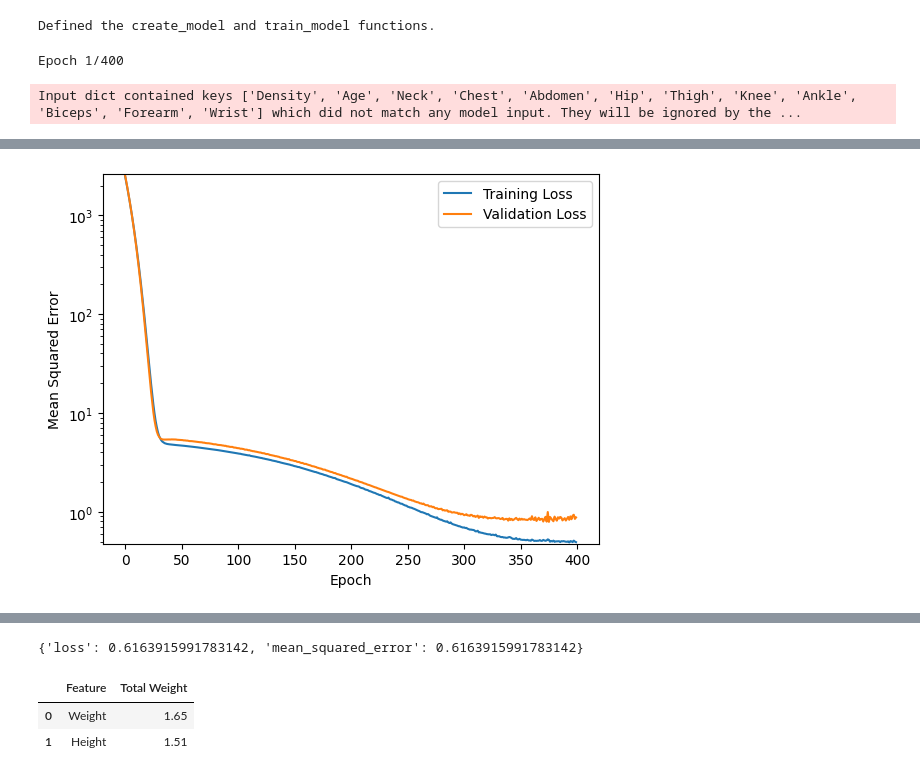
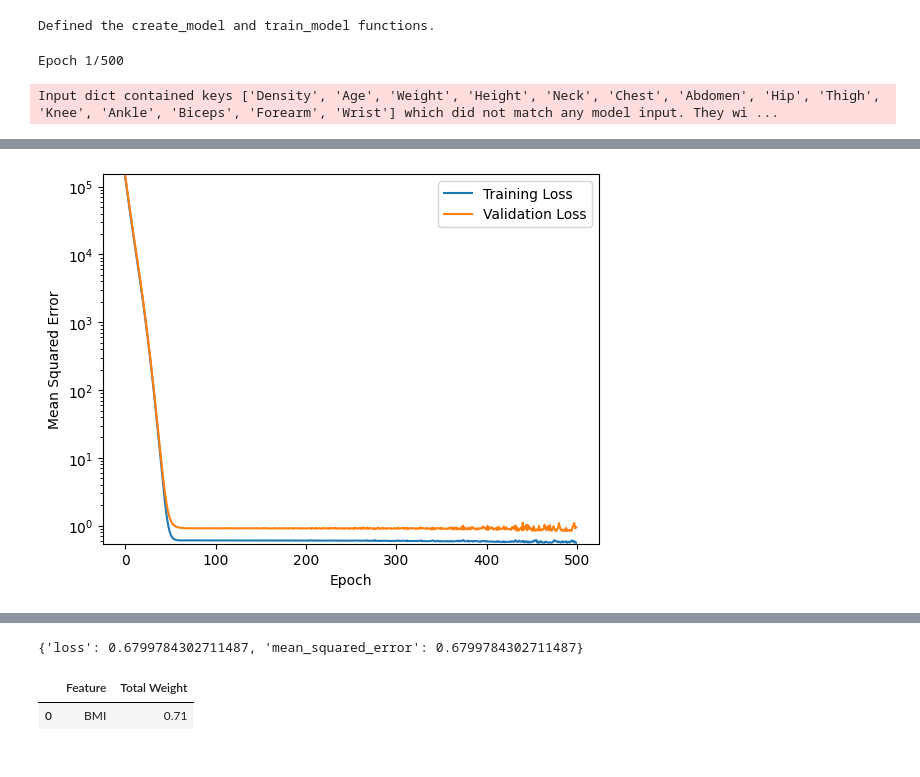
Before and after one commit to Stegi56/Body-Fat-Estimator, a Jupyter notebook: model2.ipynb, the cells around one changed output, grey strips where cells are left out. Drawn from its saved outputs; the diff is of its cells as text; code cells hidden in the pictures.

Commit message:
replaced height and weight with bmi

```diff
--- a/model2.ipynb
+++ b/model2.ipynb
@@ -18,6 +19,11 @@ Imported modules.
 # %%
 dataFrame = pd.read_csv("bodyfat.csv")
 print("Data set loaded. Num examples: ", len(dataFrame))
+
+dataFrame['BMI'] = (dataFrame['Weight'] * dataFrame['Weight']) / dataFrame['Height']
+
+fig = px.histogram(dataFrame, x="BMI")
+fig.show()
 
 fig = px.histogram(dataFrame, x="BodyFat")
 fig.show()
@@ -147,27 +158,19 @@ print("Made training and test sets")
 Made training and test sets
 # %%
 inputs = {
-    'Weight':
+    'BMI':
         tf.keras.layers.Input(shape=(1,), dtype=tf.float32,
-                              name='Weight'),
-    'Height':
-        tf.keras.layers.Input(shape=(1,), dtype=tf.float32,
-                              name='Height')
+                              name='BMI'),
 }
 
-# Normalization for Weight
-weight = tf.keras.layers.Normalization(
-    name='normalization_weight',
-    axis=None)
-weight.adapt(trainDF['Weight'])
-weight = weight(inputs=trainDF['Weight'])
-
-# Normalization for Height
-height = tf.keras.layers.Normalization(
-    name='normalization_height',
-    axis=None)
-height.adapt(trainDF['Height'])
-height = height(inputs=trainDF['Height'])
+# Normalization for BMI
+bmi = tf.keras.layers.Normalization(
+    name='normalization_bmi',
+    axis=None
+)
+bmi.adapt(trainDF['BMI'])
+bmi_input = tf.keras.Input(shape=(1,), name='BMI')
+bmi_output = bmi(bmi_input)
 
 # Concatenate our inputs into a single tensor.
 preprocessing_layers = tf.keras.layers.Concatenate()(list(inputs.values()))
@@ -268,13 +271,9 @@ def get_outputs_linear_regression():
   return outputs
 # %%
 def get_outputs_dnn():
-  dense_output = tf.keras.layers.Dense(units=2, input_shape=(1,),
+  dense_output = tf.keras.layers.Dense(units=1, input_shape=(1,),
                               activation='relu',
                               name='hidden_dense_layer_1')(preprocessing_layers)
-
-  dense_output = tf.keras.layers.Dense(units=2, input_shape=(1,),
-                              activation='relu',
-                              name='hidden_dense_layer_2')(preprocessing_layers)
 
   dense_output = tf.keras.layers.Dense(units=1, input_shape=(1,),
                               activation='linear',
@@ -288,10 +287,10 @@ def get_outputs_dnn():
   return outputs
 # %%
 # The following variables are the hyperparameters.
-learning_rate = 0.0005
-epochs = 400
+learning_rate = 0.0025
+epochs = 500
 batch_size = 8
-l2_regularization = 0.05
+l2_regularization = 0.00
 patience = 70
 
 # Specify the label
@@ -324,5 +323,5 @@ test_label = test_bodyfat_normalized(np.array(test_features.pop(label_name))) #
 print("\n Evaluate the new model against the test set:")
 my_model.evaluate(x = test_features, y = test_label, batch_size=batch_size, return_dict=True)
 # %% [output]
-Epoch 1/400
+Epoch 1/500
-Input dict contained keys ['Density', 'Age', 'Neck', 'Chest', 'Abdomen', 'Hip', 'Thigh', 'Knee', 'Ankle', 'Biceps', 'Forearm', 'Wrist'] which did not match any model input. They will be ignored by the ...
+Input dict contained keys ['Density', 'Age', 'Weight', 'Height', 'Neck', 'Chest', 'Abdomen', 'Hip', 'Thigh', 'Knee', 'Ankle', 'Biceps', 'Forearm', 'Wrist'] which did not match any model input. They wi ...
@@ -346,2 +345,2 @@ Epoch 400/400
-[figure, old version]
+[figure, new version]
  Evaluate the new model against the test set:
@@ -349,7 +348,7 @@ Epoch 400/400
-{'loss': 0.6163915991783142, 'mean_squared_error': 0.6163915991783142}
+{'loss': 0.6799784302711487, 'mean_squared_error': 0.6799784302711487}
 # %%
 #Output weights
-input_layer = my_model.layers[3]
+input_layer = my_model.layers[2]
 weights, biases = input_layer.get_weights()
 
 weights_table = pd.DataFrame(columns=['Feature', 'Total Weight'])
@@ -369,8 +368,7 @@ weights_table = weights_table.sort_values(by='Total Weight', ascending=False)
 weights_table
 # %% [output]
 |  | Feature | Total Weight |
-| 0 | Weight | 1.65 |
-| 1 | Height | 1.51 |
+| 0 | BMI | 0.71 |
 # %%
 # Create an empty DataFrame to store the results
 result_table = pd.DataFrame(columns=['Row', 'Predicted Body Fat', 'Correct Body Fat', 'Difference +-'])
```
Also changed, not shown: parts of 5 cells of this notebook.
